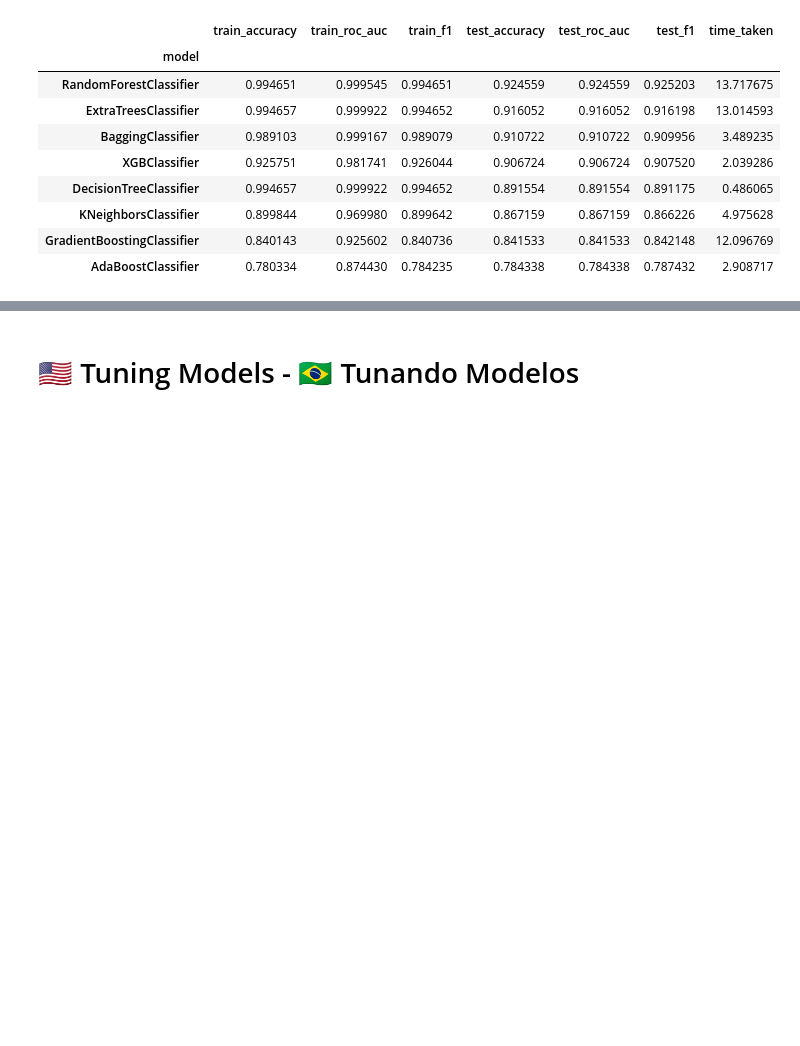
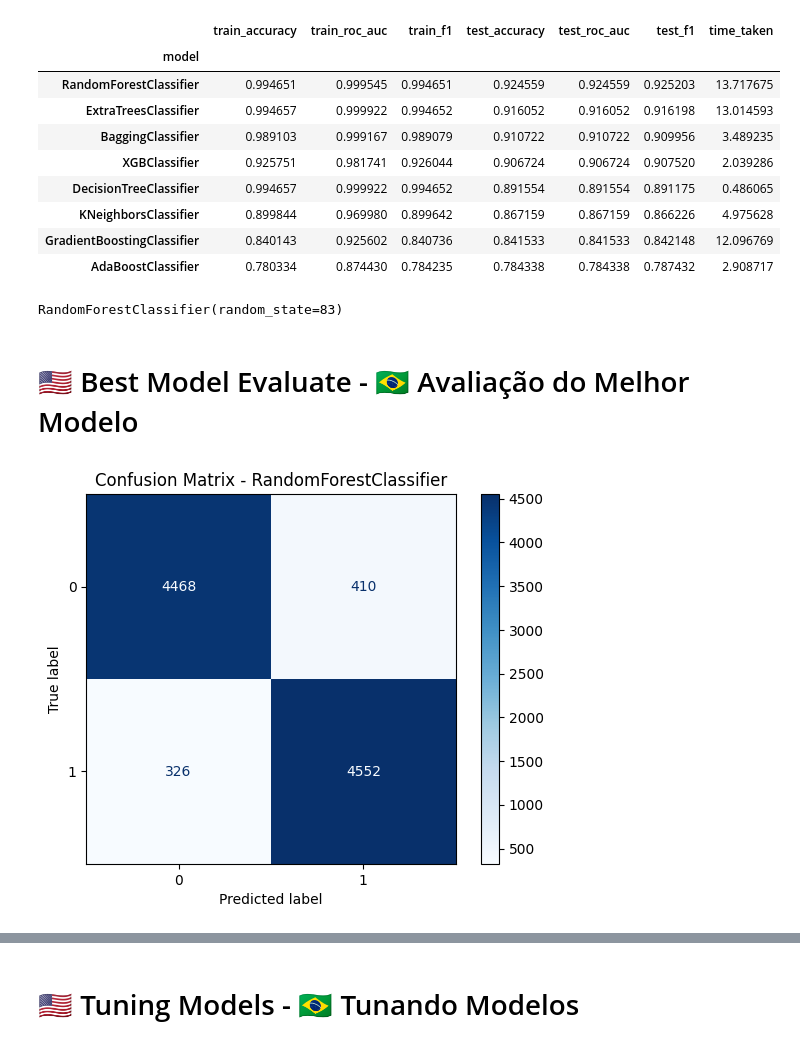
Before and after one commit to feliperodighero/hotel-reservations, a Jupyter notebook: notebooks/2-model-training.ipynb, the cells around one changed output, grey strips where cells are left out. Saved outputs shown, nothing was run; the diff lists cells and outputs as text; code cells hidden in the pictures; blank space fills up the shorter version.

Commit message:
feature: results of best model

```diff
--- a/notebooks/2-model-training.ipynb
+++ b/notebooks/2-model-training.ipynb
@@ -151,3 +157,23 @@ results_df
 | KNeighborsClassifier | 0.899844 | 0.969980 | 0.899642 | 0.867159 | 0.867159 | 0.866226 | 4.975628 |
 | GradientBoostingClassifier | 0.840143 | 0.925602 | 0.840736 | 0.841533 | 0.841533 | 0.842148 | 12.096769 |
 | AdaBoostClassifier | 0.780334 | 0.874430 | 0.784235 | 0.784338 | 0.784338 | 0.787432 | 2.908717 |
+# %%
+best_model_name = results_df.index[0]
+
+best_model = [model for model in models if model.__class__.__name__ == best_model_name][0]
+best_model.fit(over_X_train, over_y_train)
+# %% [output]
+RandomForestClassifier(random_state=83)
+# %% [markdown]
+# 🇺🇸 Best Model Evaluate - 🇧🇷 Avaliação do Melhor Modelo
+# %%
+y_pred = best_model.predict(over_X_test)
+y_proba = best_model.predict_proba(over_X_test)[:, 1]
+# %%
+cm = confusion_matrix(over_y_test, y_pred)
+disp = ConfusionMatrixDisplay(confusion_matrix=cm)
+disp.plot(cmap='Blues')
+plt.title(f'Confusion Matrix - {best_model_name}')
+plt.show()
+# %% [output]
+[figure, added]
```
Also changed, not shown: parts of 2 cells of this notebook.
